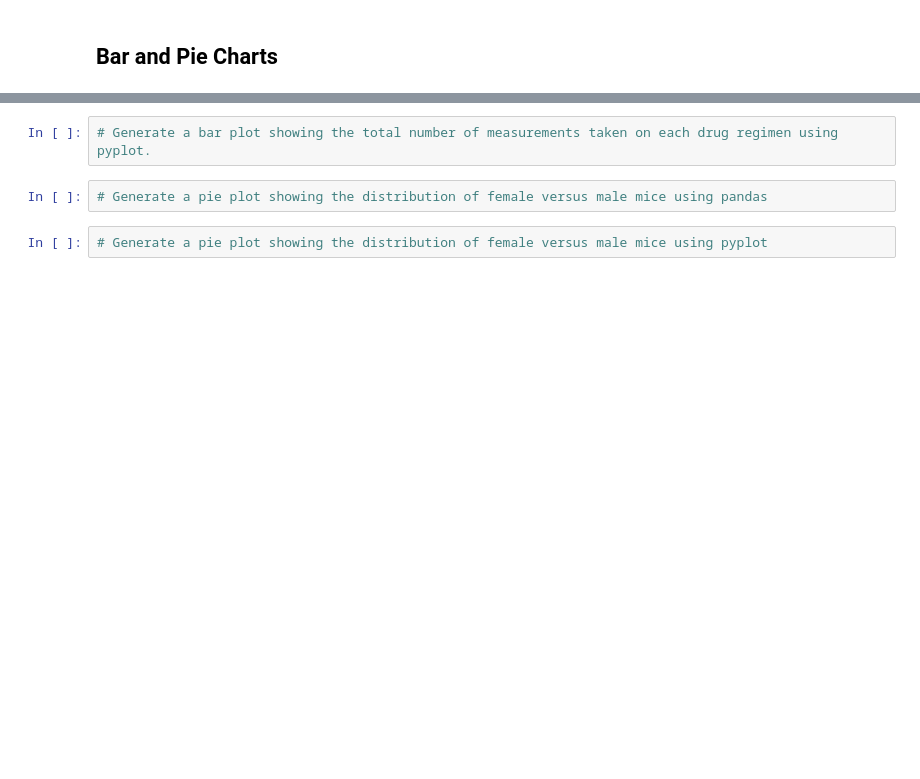
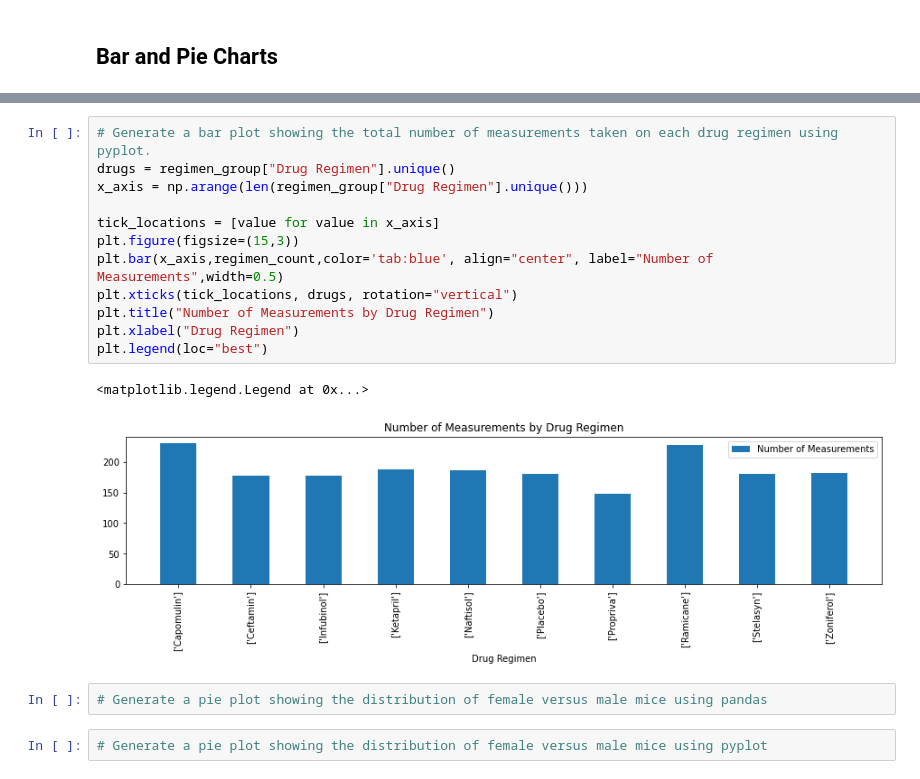
Before and after one commit to rsimeonoglou/matplotlib-challenge, a Jupyter notebook: Pymaceuticals/pymaceuticals_starter.ipynb, the cells around one changed output, grey strips where cells are left out. Saved outputs shown, nothing was run; the diff lists cells and outputs as text; blank space fills up the shorter version.

```diff
--- a/Pymaceuticals/pymaceuticals_starter.ipynb
+++ b/Pymaceuticals/pymaceuticals_starter.ipynb
@@ -118,5 +144,18 @@ tumor_by_regimen
-# %%
-# Generate a bar plot showing the total number of measurements taken on each drug regimen using pyplot.
+# %%
+# Generate a bar plot showing the total number of measurements taken on each drug regimen using pyplot.
+drugs = regimen_group["Drug Regimen"].unique()
+x_axis = np.arange(len(regimen_group["Drug Regimen"].unique()))
+
+tick_locations = [value for value in x_axis]
+plt.figure(figsize=(15,3))
+plt.bar(x_axis,regimen_count,color='tab:blue', align="center", label="Number of Measurements",width=0.5)
+plt.xticks(tick_locations, drugs, rotation="vertical")
+plt.title("Number of Measurements by Drug Regimen")
+plt.xlabel("Drug Regimen")
+plt.legend(loc="best")
+# %% [output]
+<matplotlib.legend.Legend at 0x...>
+[figure, added]
 # %%
 # Generate a pie plot showing the distribution of female versus male mice using pandas
 # %%
```
Also changed, not shown: parts of 3 cells of this notebook.
